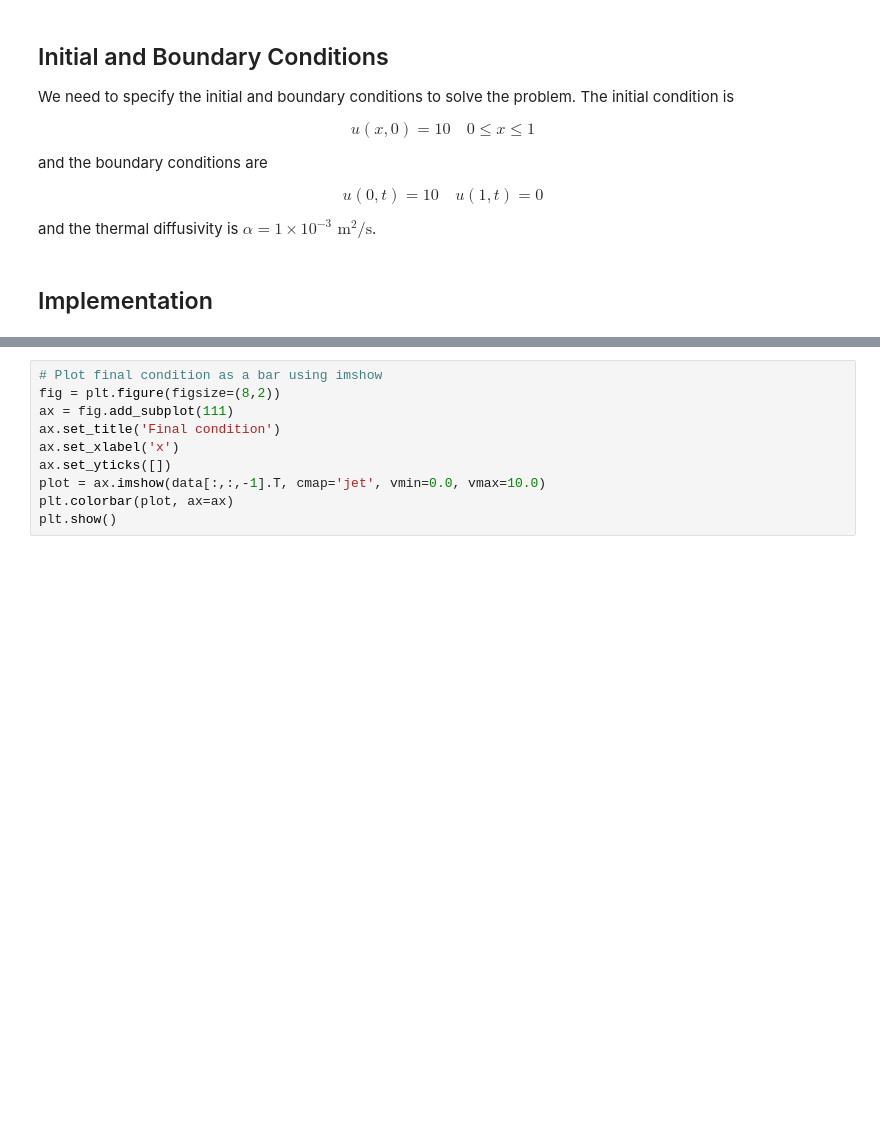
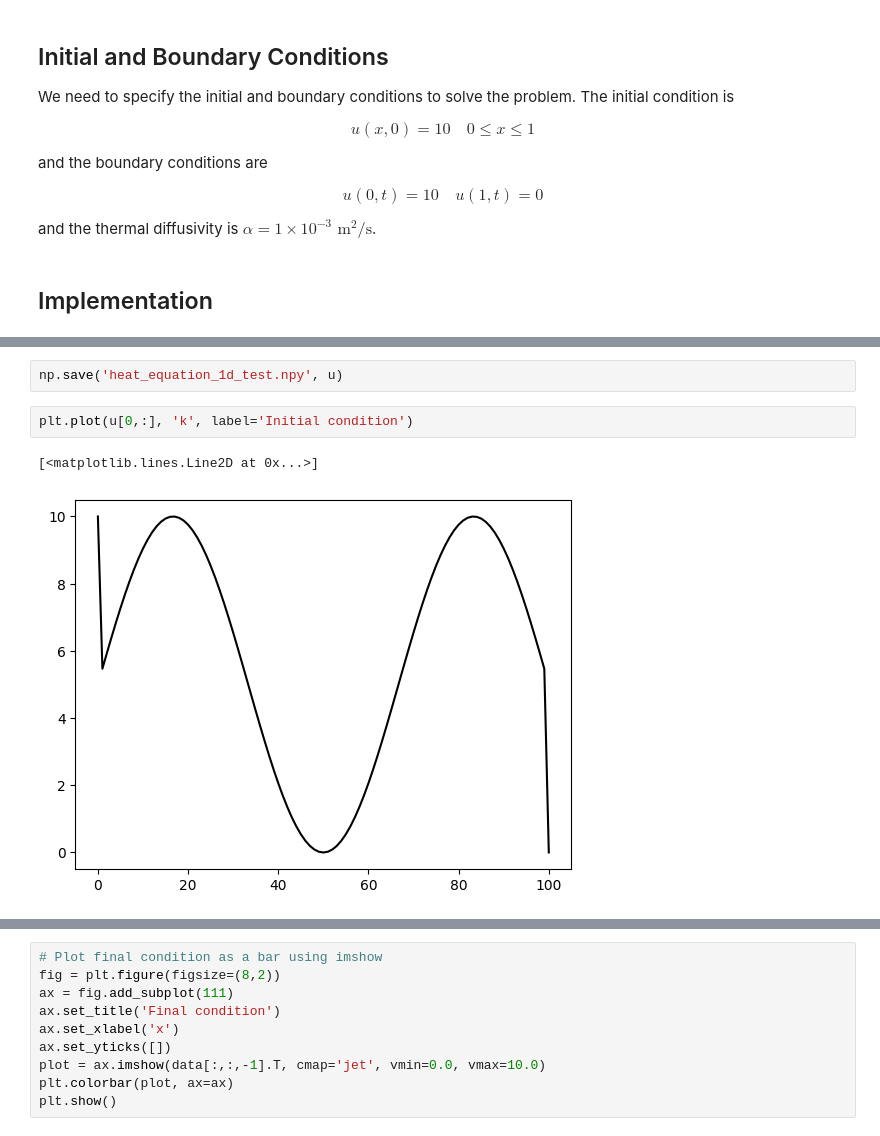
Before and after one commit to abelsr/Computational-Physics, a Jupyter notebook: Thermodynamics/Heat Equation/heat_equation_1d.ipynb, the cells around one changed output, grey strips where cells are left out. Saved outputs shown, nothing was run; the diff lists cells and outputs as text; blank space fills up the shorter version.

```diff
--- a/Thermodynamics/Heat Equation/heat_equation_1d.ipynb
+++ b/Thermodynamics/Heat Equation/heat_equation_1d.ipynb
@@ -105,3 +116,10 @@ for ti in range(0, int(tf/dt)):
+# %%
+np.save('heat_equation_1d_test.npy', u)
+# %%
+plt.plot(u[0,:], 'k', label='Initial condition')
+# %% [output]
+[<matplotlib.lines.Line2D at 0x...>]
+[figure, added]
 # %%
 # Structure data for plotting
 data = u.T
```
Also changed, not shown: parts of 12 cells of this notebook, 2 other files.
